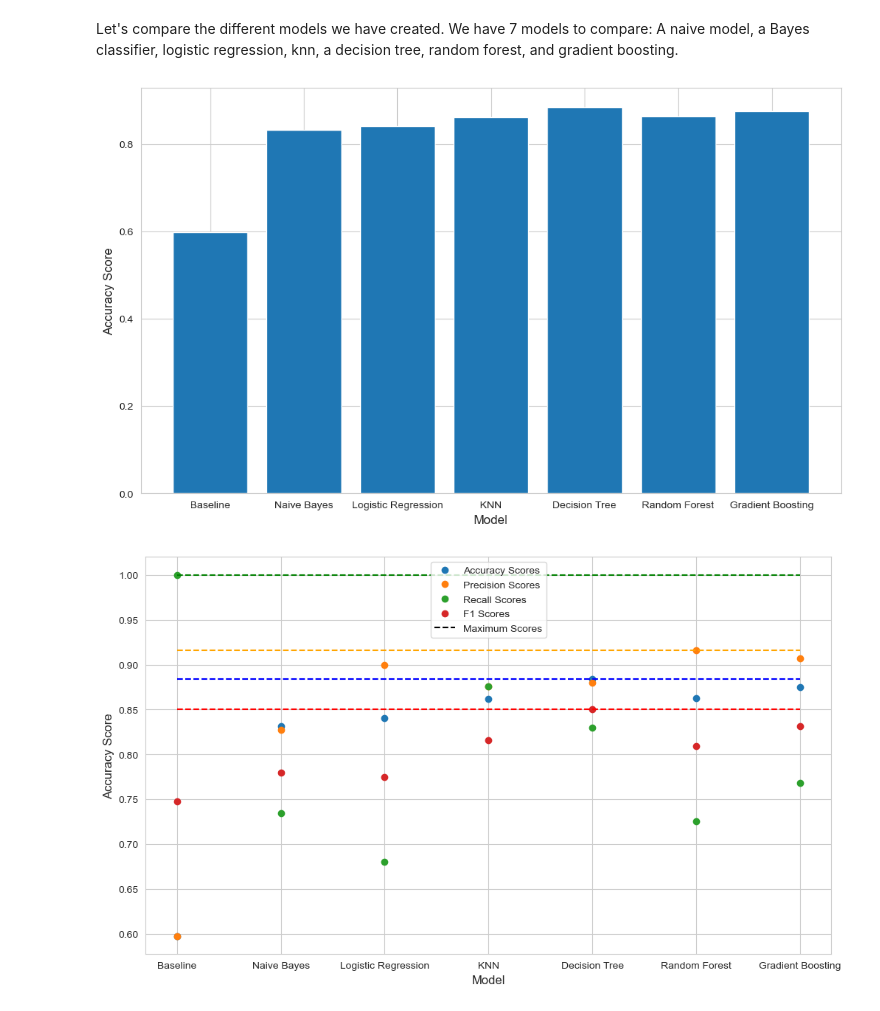
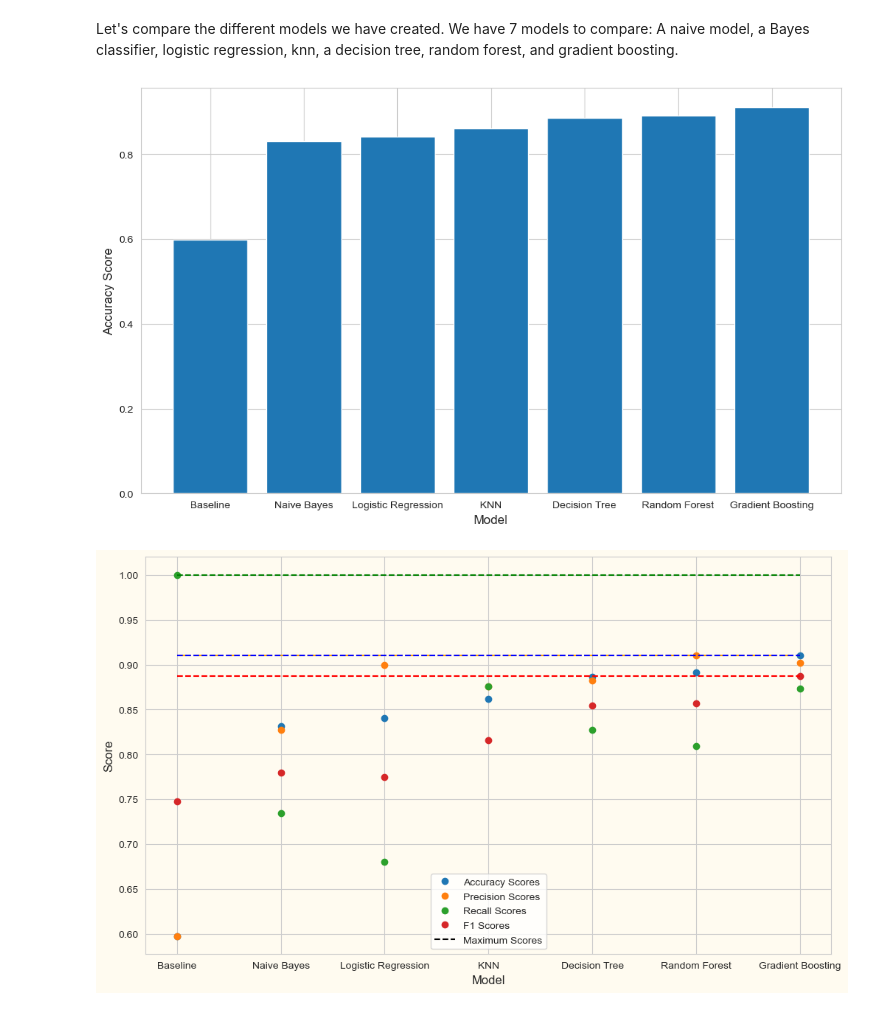
Before and after one commit to kbspecht/erdos-2025-wildfire-structural-damage, a Jupyter notebook: models/Model_Comparison.ipynb, the cells around one changed output. Drawn from its saved outputs; the diff is of its cells as text; code cells hidden in the pictures.

```diff
--- a/models/Model_Comparison.ipynb
+++ b/models/Model_Comparison.ipynb
@@ -9,10 +9,10 @@ import seaborn as sns
 sns.set_style("whitegrid")
 # %%
 Models = np.array(['Baseline', 'Naive Bayes', 'Logistic Regression', 'KNN', 'Decision Tree', 'Random Forest', 'Gradient Boosting'])
-Accuracies = np.array([0.5976635514018691, 0.831385837812573, 0.8408506660434681, 0.8615330684739425, 0.8836955675001947, 0.8628184155176443, 0.8749707875671886])
-Recalls = np.array([1.000000000, 0.7345338367702585, 0.68051118, 0.8755821689953427, 0.83, 0.7255300609933197, 0.76822538])
-Precisions = np.array([0.59766355, 0.8270111183780249, 0.89942418, 0.8755821689953427, 0.88, 0.916024935826916, 0.90675351])
-F1s = np.array([0.74817198, 0.780000, 0.77480159, 0.8162505814855017, 0.85,0.8097244732576986, 0.83176101, ])
+Accuracies = np.array([0.5976635514018691, 0.831385837812573, 0.8408506660434681, 0.8615330684739425, 0.8863052114980136, 0.8910960504790839, 0.9107268053283477])
+Recalls = np.array([1.000000000, 0.7345338367702585, 0.68051118, 0.8755821689953427, 0.82776648, 0.8091780424048794, 0.87307581])
+Precisions = np.array([0.59766355, 0.8270111183780249, 0.89942418, 0.8755821689953427, 0.88235294, 0.9101600784057498, 0.90189019])
+F1s = np.array([0.74817198, 0.780000, 0.77480159, 0.8162505814855017, 0.85418852,0.8567035670356704, 0.88724911 ])
 # %%
 plt.figure(figsize=(12,7))
 plt.bar(Models, Accuracies)
@@ -24,32 +24,37 @@ plt.ylabel("Accuracy Score", fontsize=12)
 
 plt.show()
 # %% [output]
-[figure, old version]
+[figure, new version]
 # %%
-plt.figure(figsize=(12,7))
+plt.figure(figsize=(12,7), facecolor = ('#fffbf0'))
 
 plt.plot(Models, Accuracies, 'o', label = 'Accuracy Scores' )
 plt.plot(Models, Precisions, 'o', label = 'Precision Scores')
 plt.plot(Models, Recalls, 'o', label = 'Recall Scores')
 plt.plot(Models, F1s, 'o', label = 'F1 Scores')
 plt.legend(loc = 'upper center')
 
-plt.plot(Models, Accuracies*0 + np.max(Accuracies),'--', color = 'blue')
-plt.plot(Models, Accuracies*0 + np.max(Precisions),'--', color = 'orange')
+
+plt.plot(Models, Accuracies*0 + np.max(Precisions),'-.', color = 'orange')
 plt.plot(Models, Accuracies*0 + np.max(Recalls),'--', color = 'green')
 plt.plot(Models, Accuracies*0 + np.max(F1s),'--', color = 'red')
+plt.plot(Models, Accuracies*0 + np.max(Accuracies),'--', color = 'blue')
 plt.plot([],[],'--', label = 'Maximum Scores', color = 'black')
-plt.legend(loc = 'upper center')
+plt.legend(loc = 'lower center')
 
 
 
 plt.xticks(fontsize=10)
 plt.yticks([.6 + .05*i for i in range(9)],fontsize=10)
 
+ax = plt.gca()
+ax.set_facecolor('#fffbf0')
+
+
 
 plt.xlabel("Model", fontsize=12)
-plt.ylabel("Accuracy Score", fontsize=12)
+plt.ylabel("Score", fontsize=12)
 
 plt.show()
 # %% [output]
-[figure, old version]
+[figure, new version]
```
Also changed, not shown: 2 other files.
